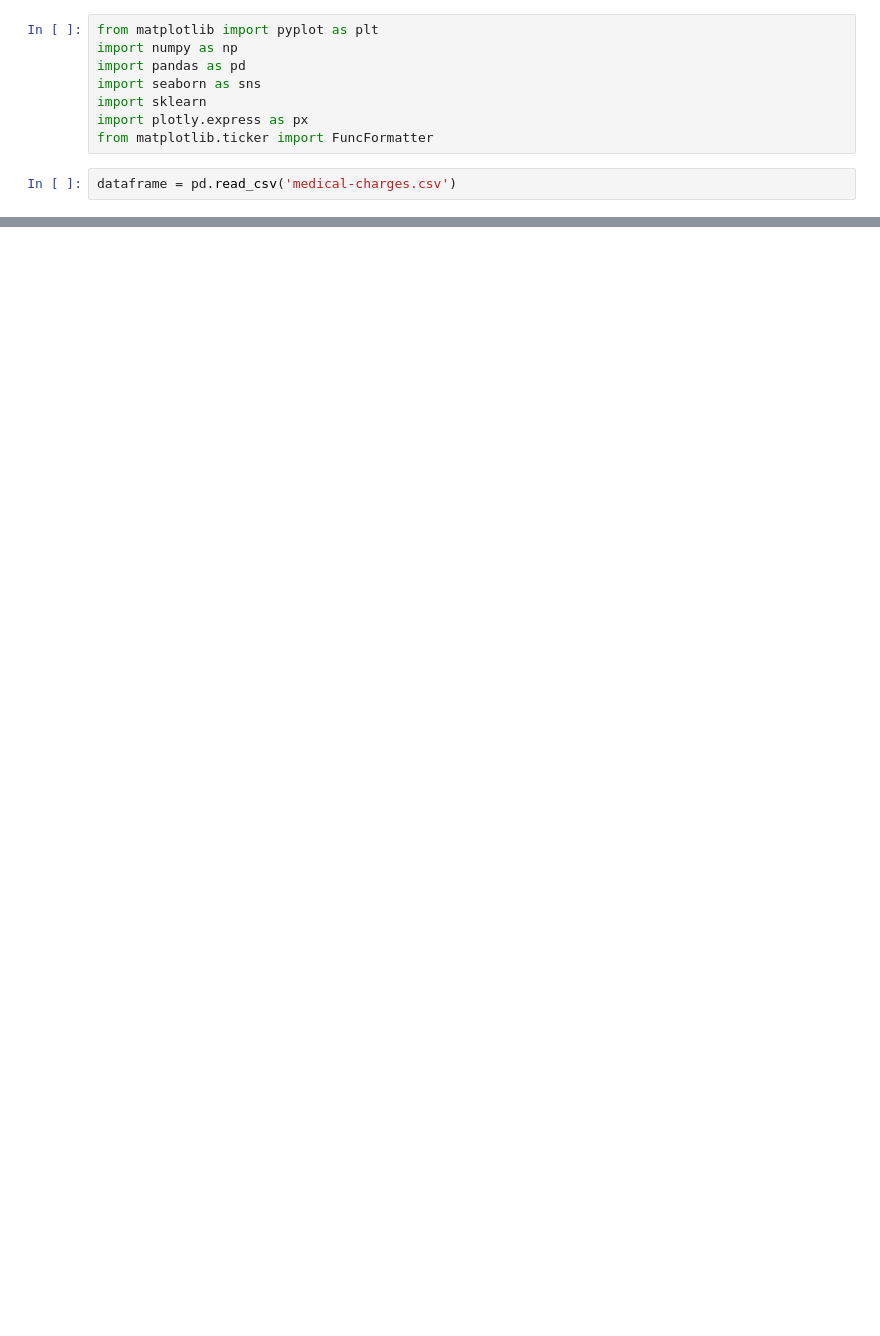
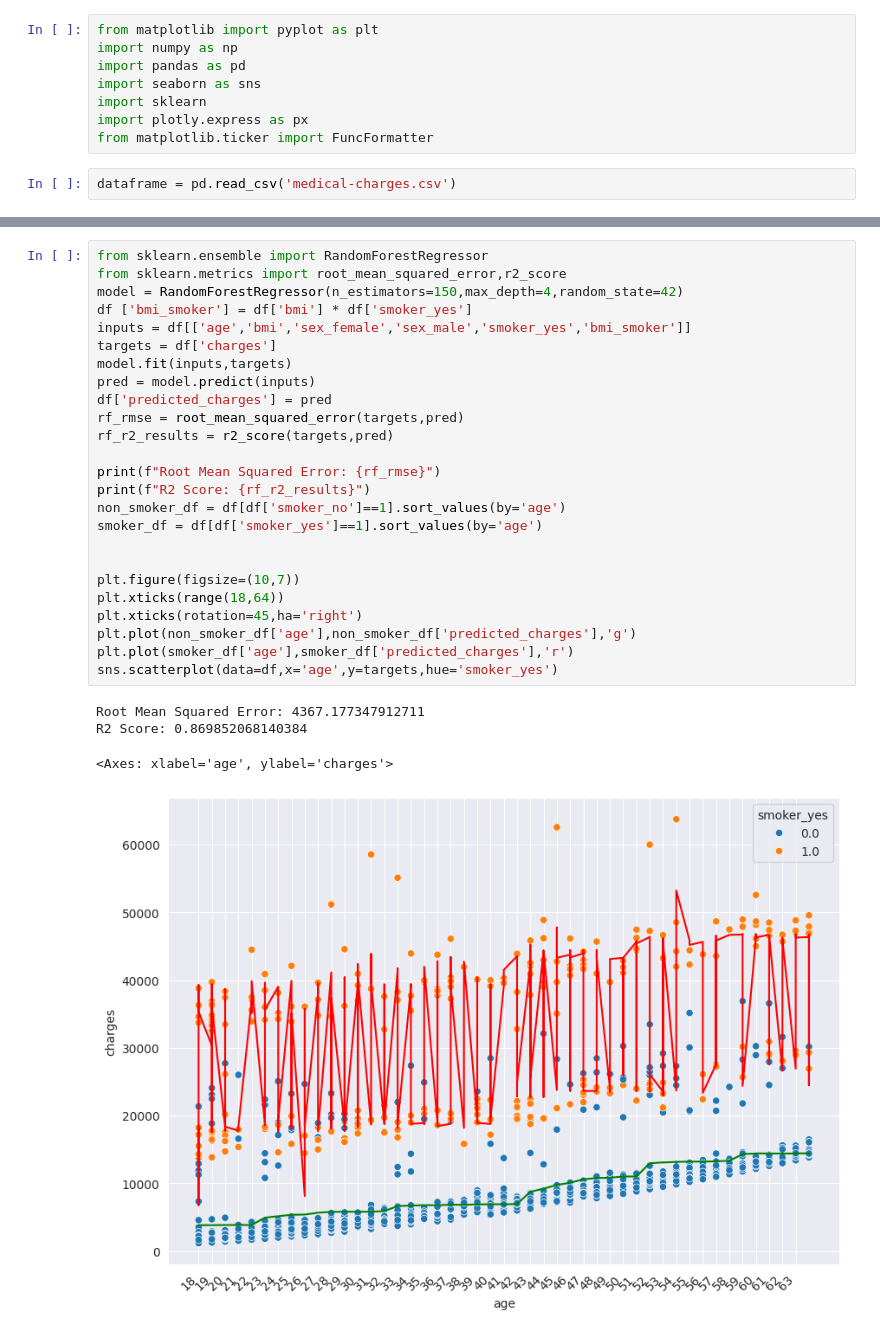
Before and after one commit to ahmedsayedtalib/Machine-Learning, a Jupyter notebook: Medical Insurence company/medical_insurance_company.ipynb, the cells around one changed output, grey strips where cells are left out. Saved outputs shown, nothing was run; the diff lists cells and outputs as text; blank space fills up the shorter version.

```diff
--- a/Medical Insurence company/medical_insurance_company.ipynb
+++ b/Medical Insurence company/medical_insurance_company.ipynb
@@ -274,0 +71,30 @@ See the caveats in the documentation: https://pandas.pydata.org/pandas-docs/stab
+# %%
+from sklearn.ensemble import RandomForestRegressor
+from sklearn.metrics import root_mean_squared_error,r2_score
+model = RandomForestRegressor(n_estimators=150,max_depth=4,random_state=42)
+df ['bmi_smoker'] = df['bmi'] * df['smoker_yes']
+inputs = df[['age','bmi','sex_female','sex_male','smoker_yes','bmi_smoker']]
+targets = df['charges']
+model.fit(inputs,targets)
+pred = model.predict(inputs)
+df['predicted_charges'] = pred
+rf_rmse = root_mean_squared_error(targets,pred)
+rf_r2_results = r2_score(targets,pred)
+
+print(f"Root Mean Squared Error: {rf_rmse}")
+print(f"R2 Score: {rf_r2_results}")
+non_smoker_df = df[df['smoker_no']==1].sort_values(by='age')
+smoker_df = df[df['smoker_yes']==1].sort_values(by='age')
+
+
+plt.figure(figsize=(10,7))
+plt.xticks(range(18,64))
+plt.xticks(rotation=45,ha='right')
+plt.plot(non_smoker_df['age'],non_smoker_df['predicted_charges'],'g')
+plt.plot(smoker_df['age'],smoker_df['predicted_charges'],'r')
+sns.scatterplot(data=df,x='age',y=targets,hue='smoker_yes')
+# %% [output]
+Root Mean Squared Error: 4367.177347912711
+R2 Score: 0.869852068140384
+<Axes: xlabel='age', ylabel='charges'>
+[figure, added]
```
Also changed, not shown: parts of 29 cells of this notebook.
